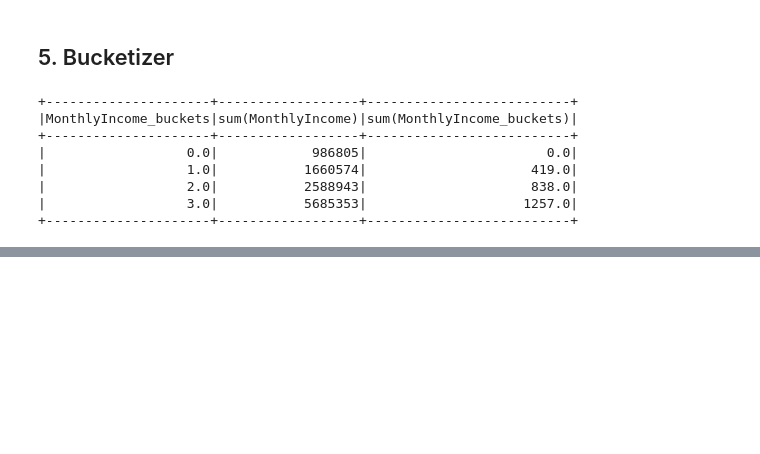
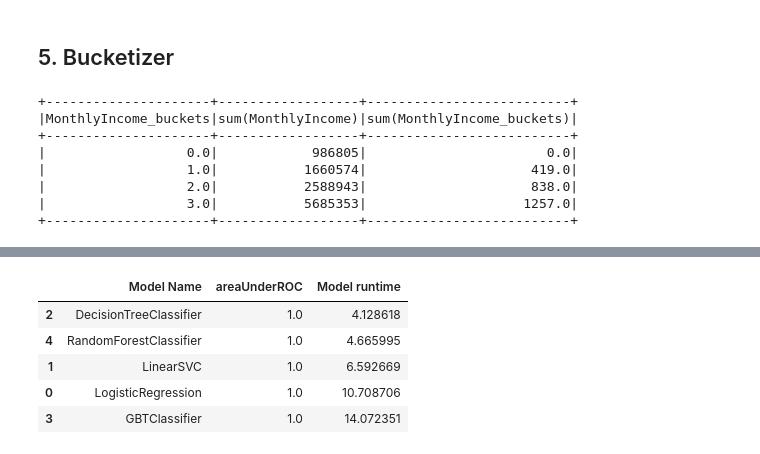
Before and after one commit to NamanJhawar-NMIMS/Classification-with-pyspark, a Jupyter notebook: Assignment_Classification_with_pyspark.ipynb, the cells around one changed output, grey strips where cells are left out. Saved outputs shown, nothing was run; the diff lists cells and outputs as text; code cells hidden in the pictures; blank space fills up the shorter version.

```diff
--- a/Assignment_Classification_with_pyspark.ipynb
+++ b/Assignment_Classification_with_pyspark.ipynb
@@ -463,0 +833,11 @@ session.sql("select Department, count(Department) from attrition_tb group by Dep
+# %%
+# Sort by the ascending order of Model runtime as the Area Under ROC is same for all the Models.
+# Retrieve the fastest model
+model_metric_df.sort_values("Model runtime")
+# %% [output]
+|  | Model Name | areaUnderROC | Model runtime |
+| 2 | DecisionTreeClassifier | 1.0 | 4.128618 |
+| 4 | RandomForestClassifier | 1.0 | 4.665995 |
+| 1 | LinearSVC | 1.0 | 6.592669 |
+| 0 | LogisticRegression | 1.0 | 10.708706 |
+| 3 | GBTClassifier | 1.0 | 14.072351 |
```
Also changed, not shown: parts of 79 cells of this notebook.
